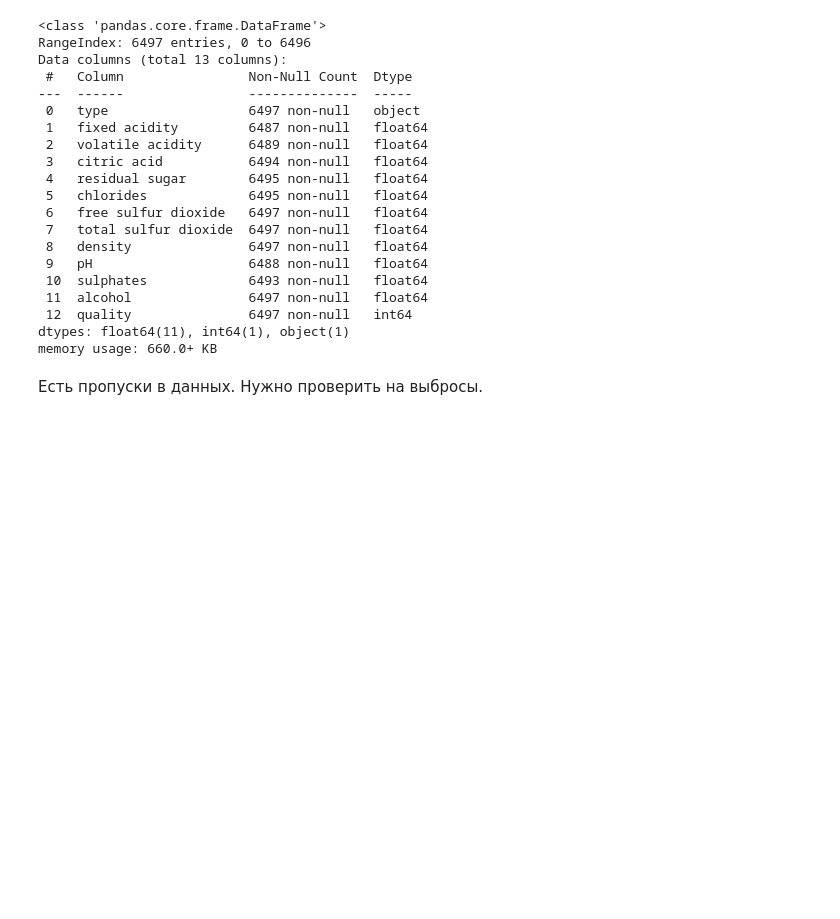
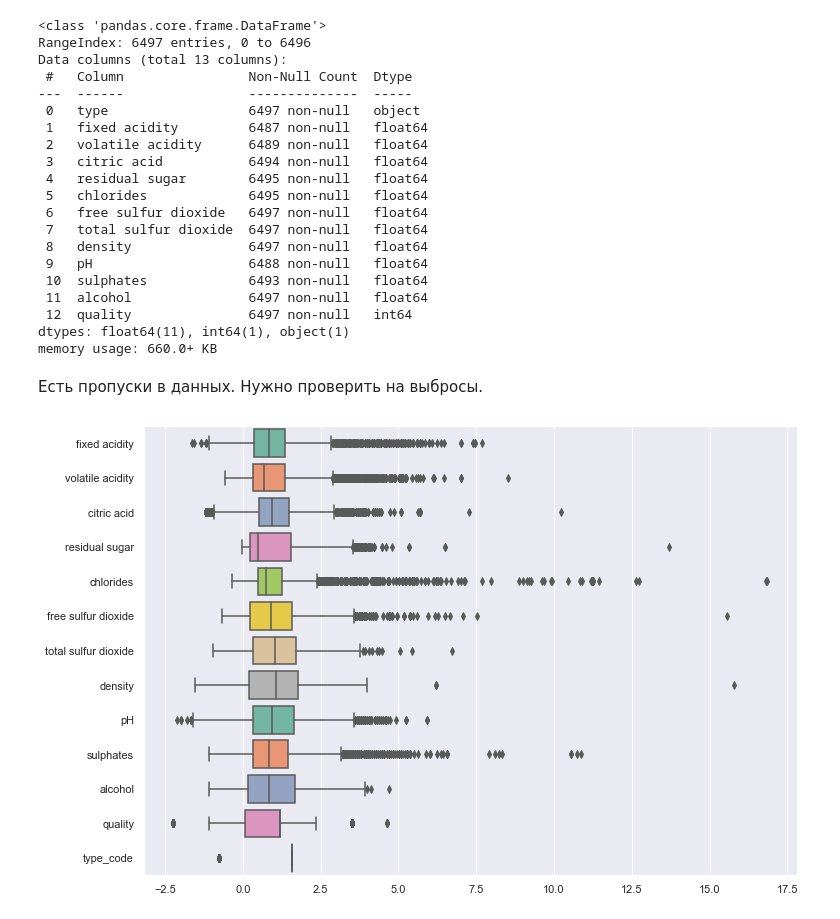
Before and after one commit to sergeimoiseev/neuro, a Jupyter notebook: zak-11-hw-02/task02.ipynb, the cells around one changed output. Saved outputs shown, nothing was run; the diff lists cells and outputs as text; code cells hidden in the pictures; blank space fills up the shorter version.

```diff
--- a/zak-11-hw-02/task02.ipynb
+++ b/zak-11-hw-02/task02.ipynb
@@ -122,3 +124,15 @@ memory usage: 660.0+ KB
 # %% [markdown]
 Есть пропуски в данных.
 Нужно проверить на выбросы.
+# %%
+from sklearn.preprocessing import OrdinalEncoder
+
+ord_enc = OrdinalEncoder()
+df["type_code"] = ord_enc.fit_transform(df[["type"]])
+df[["type", "type_code"]].head(11)
+df.drop('type', inplace=True, axis=1)
+# %%
+normalized_df=(df-df.mean())/df.std()
+ax = sns.boxplot(data=normalized_df, orient="h", palette="Set2")
+# %% [output]
+[figure, added]
```
Also changed, not shown: parts of 19 cells of this notebook.
